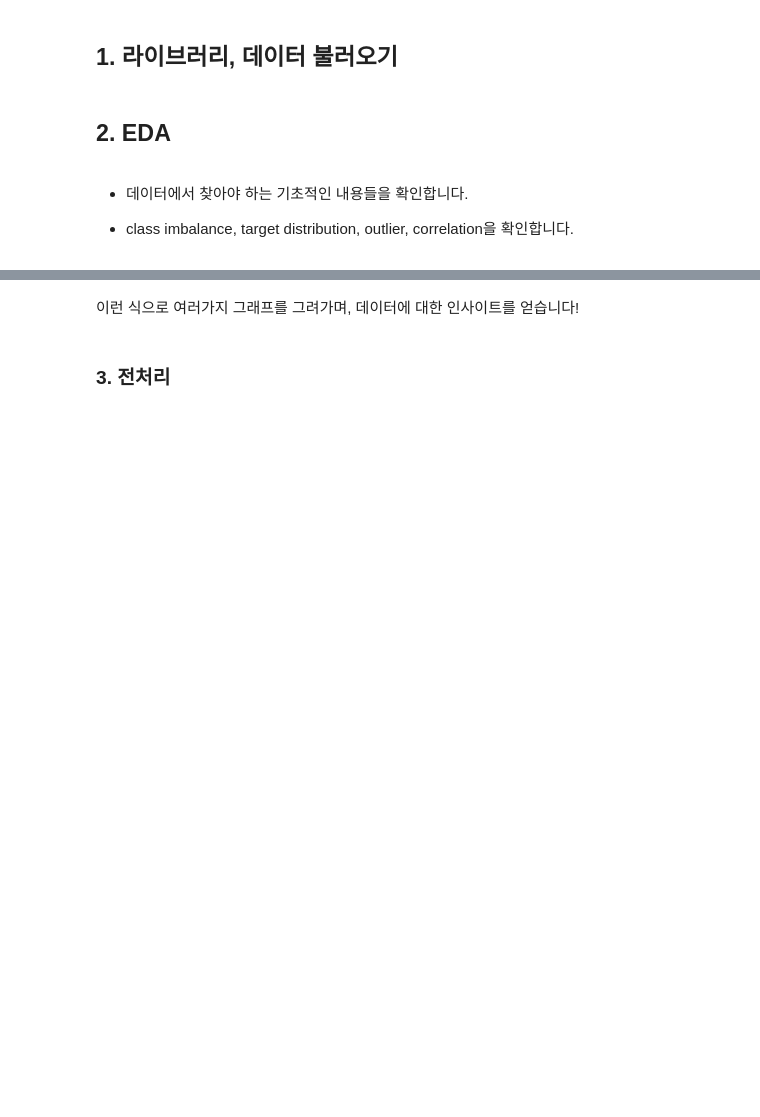
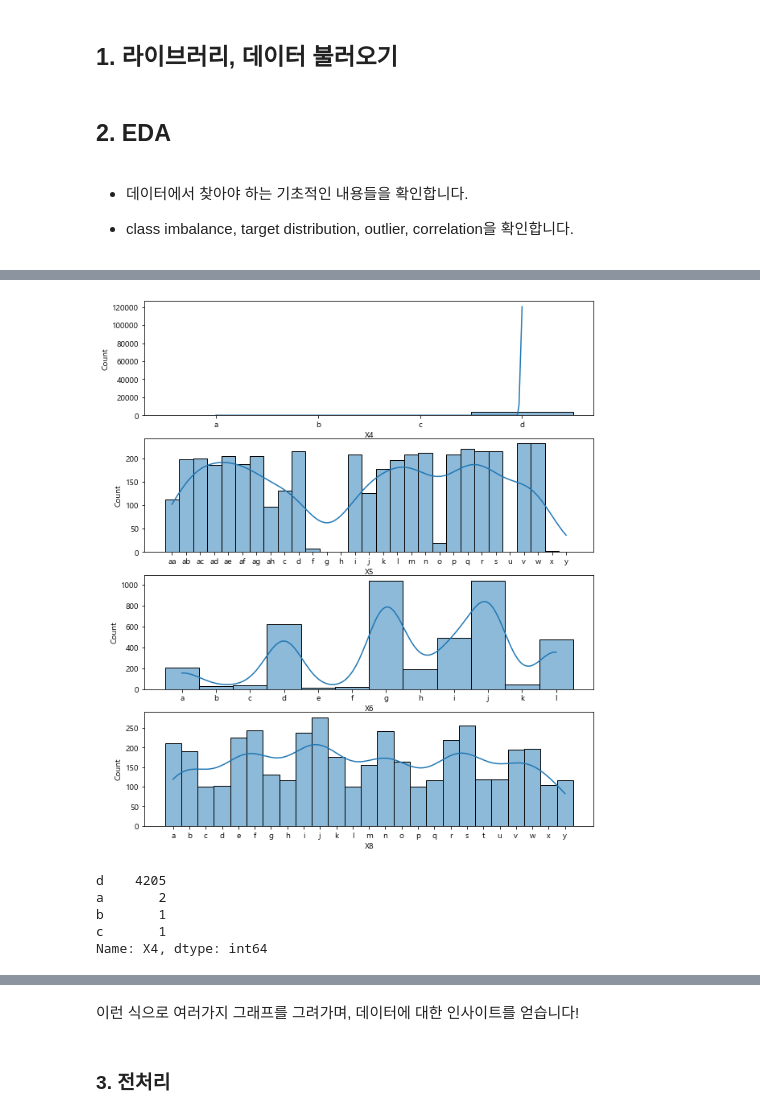
Before and after one commit to LEEHM97/machine-learning-exercises, a Jupyter notebook: 5.벤츠_생산공정 테스트 시간/생산공정 테스트 시간 예측.ipynb, the cells around one changed output, grey strips where cells are left out. Cells and saved outputs as stored; diff of their text form; code cells hidden in the pictures; blank space fills up the shorter version.

```diff
--- a/5.벤츠_생산공정 테스트 시간/생산공정 테스트 시간 예측.ipynb
+++ b/5.벤츠_생산공정 테스트 시간/생산공정 테스트 시간 예측.ipynb
@@ -72,0 +120,24 @@ sns.histplot()
+# %%
+plt.figure(figsize=(10,12))
+plt.subplot(411)
+sns.histplot(data=train, x=train.X4.sort_values(), kde=True)
+
+plt.subplot(412)
+sns.histplot(data=train, x=train.X5.sort_values(), kde=True)
+
+plt.subplot(413)
+sns.histplot(data=train, x=train.X6.sort_values(), kde=True)
+
+plt.subplot(414)
+sns.histplot(data=train, x=train.X8.sort_values(), kde=True)
+plt.show()
+# %% [output]
+[figure, added]
+# %%
+train.X4.value_counts()
+# %% [output]
+d    4205
+a       2
+b       1
+c       1
+Name: X4, dtype: int64
```
Also changed, not shown: parts of 26 cells of this notebook.
